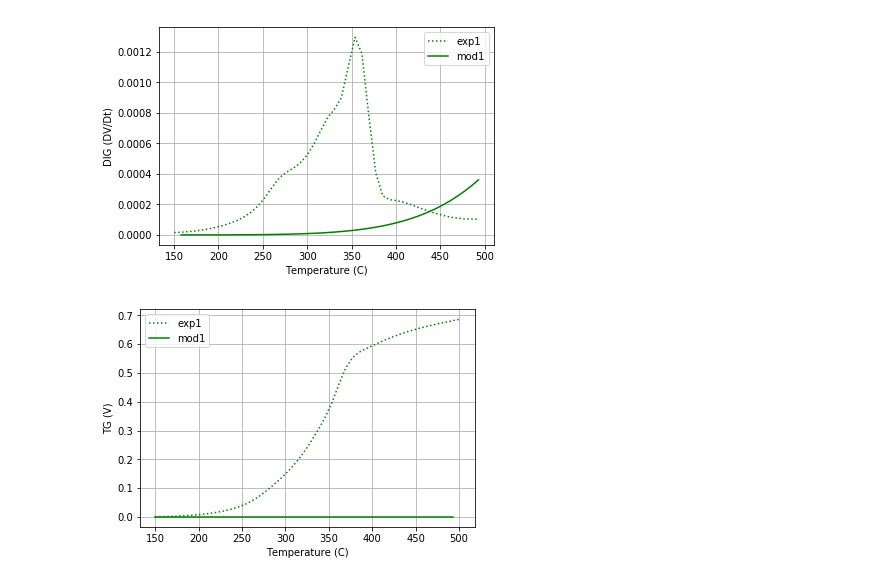
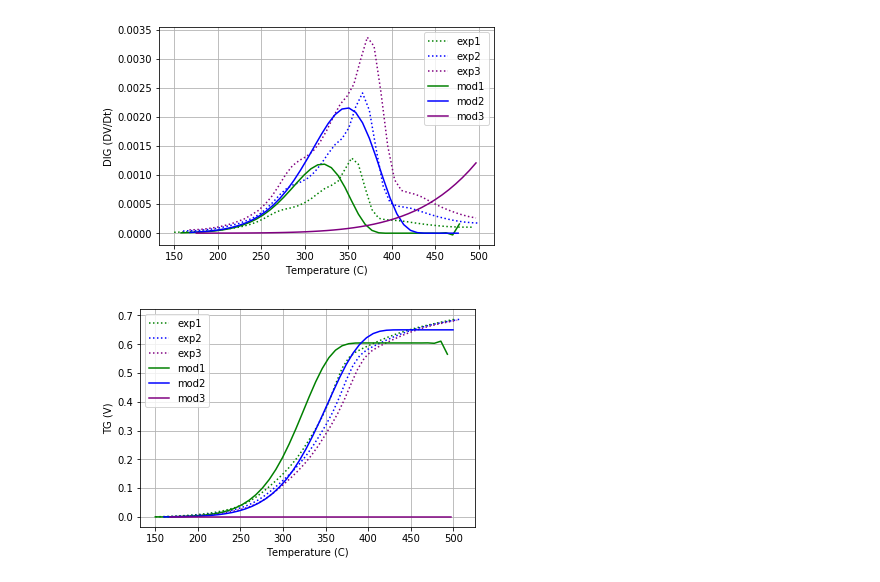
Before and after one commit to Fletcher-Adam/CombustionCode, a Jupyter notebook: Pine Straw (one step).ipynb, the cells around one changed output. Drawn from its saved outputs; the diff is of its cells as text; code cells hidden in the pictures.

```diff
--- a/Pine Straw (one step).ipynb
+++ b/Pine Straw (one step).ipynb
@@ -40,36 +40,38 @@ def r_e(V_e, t):
     return(r_e, r_em)
 
 
-A1 = 60000
-E1 = 70000
+A1 = 50000
+E1 = 80000
 Y1 = .5
 
 def r_m(A,E,Y1):
     V = np.zeros(len(t)-1)
     m = np.zeros(len(t)-1)
-
-    dV = np.zeros(len(t)-1)v
-    6+
+    dt=np.zeros(len(t)-1)
+    dV = np.zeros(len(t)-1)
     dm = np.zeros(len(t)-1)
-
-
+    for i in range(1, len(t)-1):
+        dt[i]=t[i]-t[i-1]
     m[0] = 1
     V[0] = 0
     dm[0] = (Y1*A1*np.exp(-E1/R/T[0]))*m[0]
     dV[0] = -(A1*np.exp(-E1/R/T[0]))*m[0]
 
     for i in range(1, len(t)-1):
-        m[i] = m[i-1]
+        m[i] = m[i-1]+dm[i-1]*dt[i]
 
         dm[i] = -(A1*np.exp(-E1/R/T[i]))*m[i]
         dV[i] = (Y1*A1*np.exp(-E1/R/T[i]))*m[i]
-
+        V[i]=V[i-1]+dV[i-1]*dt[i]
 
     return(m, V, dV, dm)
+
+print(len(V_e))
+print(len(t))
 def f(X):
     A1,E1,Y1 = X
-    e1 = (r_e(V_e, t)[0] - r_m(A1,E1,Y1)[2])**2
-    e2 = (V_e[1:46] - r_m(A1,E1,Y1)[1])**2
+    e1 = ((r_e(V_e, t)[0] - r_m(A1,E1,Y1)[2])**2)
+    e2 = ((V_e[1:46] - r_m(A1,E1,Y1)[1]))**2
     return(sum(e1) + sum(e2))
 
 res = minimize(f,(A1,E1,Y1))
@@ -88,22 +245,30 @@ e2 = (V_e[1:46] - r_m(A1,E1,Y1)[1])**2
 # %%
 plt.plot(T_c[0:45],r_e(V_e,t)[0],linestyle = ':',color = 'Green',label='exp1')
+plt.plot(T_c2[0:44],r_e2(V_e2,t2)[0],linestyle = ':',color = 'Blue',label='exp2')
+plt.plot(T_c3[0:43],r_e3(V_e3,t3)[0],linestyle = ':',color = 'Purple',label='exp3')
 plt.xlabel('Temperature (C)')
 plt.ylabel('DIG (DV/Dt)')
-plt.plot(T_c[1:45],r_m(A1,E1,Y1)[2][1:45],color = 'Green',label='mod1')
+plt.plot(T_c[1:43],r_m(A1,E1,Y1)[2][1:43],color = 'Green',label='mod1')
+plt.plot(T_c2[1:41],r_m2(A2,E2,Y2)[2][1:41],color = 'Blue',label='mod2')
+plt.plot(T_c3[1:43],r_m3(A3,E3,Y3)[2][1:43],color = 'Purple',label='mod3')
 plt.xlabel('Temperature (C)')
 plt.ylabel('DIG (DV/Dt)')
 plt.legend()
 plt.grid()
 # %% [output]
-[figure, old version]
+[figure, new version]
 # %%
 plt.plot(T_c,V_e,linestyle = ':',color = 'Green',label='exp1')
+plt.plot(T_c2,V_e2,linestyle = ':',color = 'Blue',label='exp2')
+plt.plot(T_c3,V_e3,linestyle = ':',color = 'Purple',label='exp3')
 plt.xlabel('Temperature (C)')
 plt.ylabel('TG (V)')
 plt.plot(T_c[0:45],r_m(A1,E1,Y1)[1],'g-',label='mod1')
+plt.plot(T_c2[0:44],r_m2(A2,E2,Y2)[1],'b-',label='mod2')
+plt.plot(T_c3[0:43],r_m3(A3,E3,Y3)[1],linestyle ='-', color="Purple",label='mod3')
 plt.xlabel('Temperature (C)')
 plt.ylabel('TG (V)')
 plt.legend()
 plt.grid()
 # %% [output]
-[figure, old version]
+[figure, new version]
```
Also changed, not shown: parts of 3 cells of this notebook.
